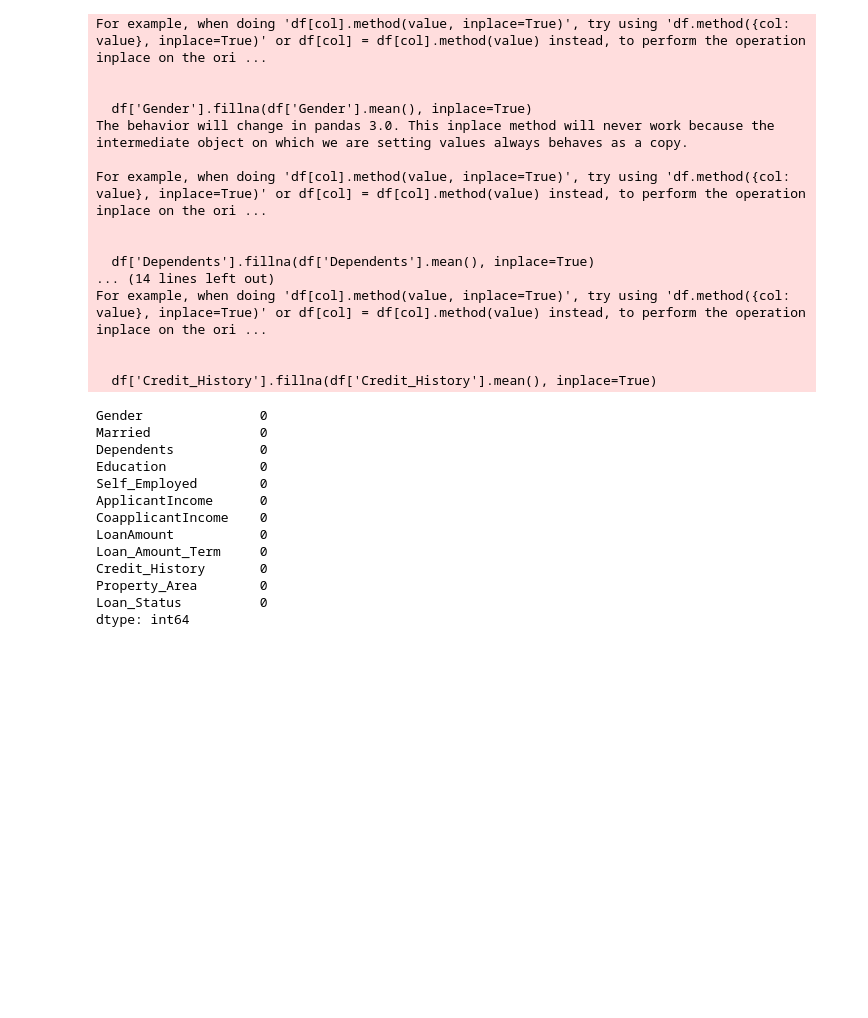
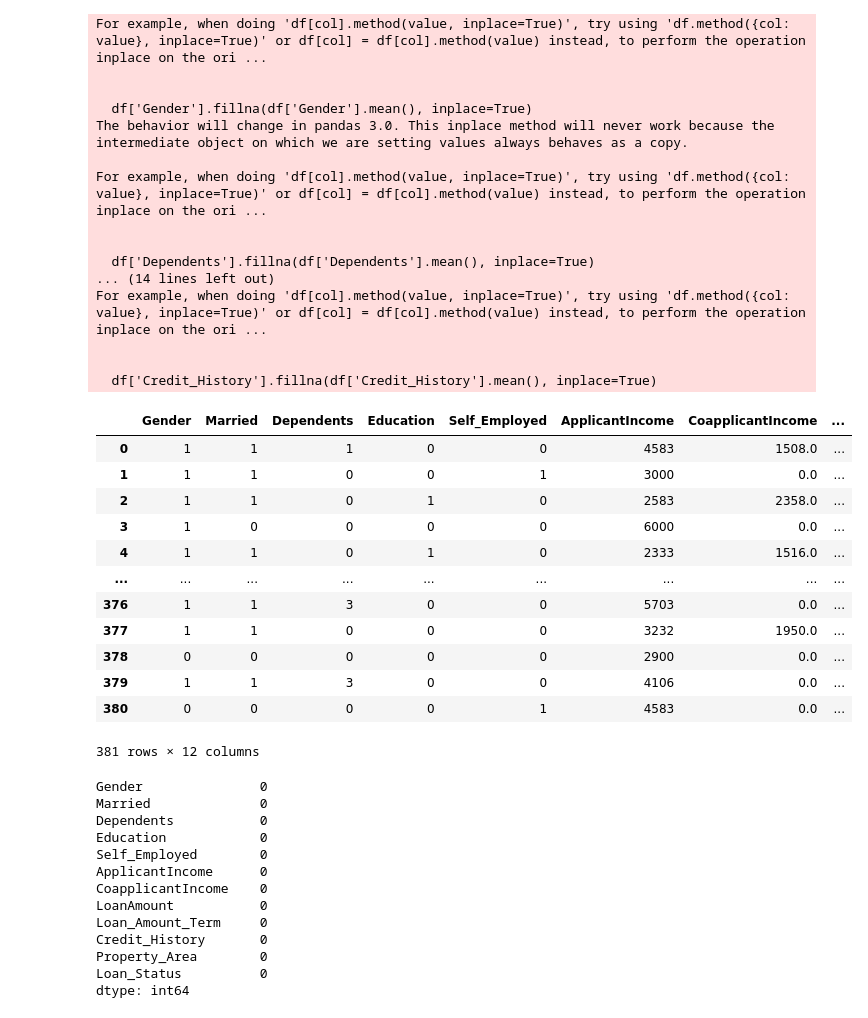
Before and after one commit to adarsh0707-kumar/AI---ML-Traning, a Jupyter notebook: Loan.ipynb, the cells around one changed output. Cells and saved outputs as stored; diff of their text form; code cells hidden in the pictures; blank space fills up the shorter version.

```diff
--- a/Loan.ipynb
+++ b/Loan.ipynb
@@ -296,6 +298,22 @@ For example, when doing 'df[col].method(value, inplace=True)', try using 'df.met
 
 
   df['Credit_History'].fillna(df['Credit_History'].mean(), inplace=True)
+# %%
+df
+# %% [output]
+|  | Gender | Married | Dependents | Education | Self_Employed | ApplicantIncome | CoapplicantIncome | ... |
+| 0 | 1 | 1 | 1 | 0 | 0 | 4583 | 1508.0 | ... |
+| 1 | 1 | 1 | 0 | 0 | 1 | 3000 | 0.0 | ... |
+| 2 | 1 | 1 | 0 | 1 | 0 | 2583 | 2358.0 | ... |
+| 3 | 1 | 0 | 0 | 0 | 0 | 6000 | 0.0 | ... |
+| 4 | 1 | 1 | 0 | 1 | 0 | 2333 | 1516.0 | ... |
+| ... | ... | ... | ... | ... | ... | ... | ... | ... |
+| 376 | 1 | 1 | 3 | 0 | 0 | 5703 | 0.0 | ... |
+| 377 | 1 | 1 | 0 | 0 | 0 | 3232 | 1950.0 | ... |
+| 378 | 0 | 0 | 0 | 0 | 0 | 2900 | 0.0 | ... |
+| 379 | 1 | 1 | 3 | 0 | 0 | 4106 | 0.0 | ... |
+| 380 | 0 | 0 | 0 | 0 | 1 | 4583 | 0.0 | ... |
+381 rows × 12 columns
 # %%
 df.isnull().sum()
 # %% [output]
```
Also changed, not shown: parts of 29 cells of this notebook.
